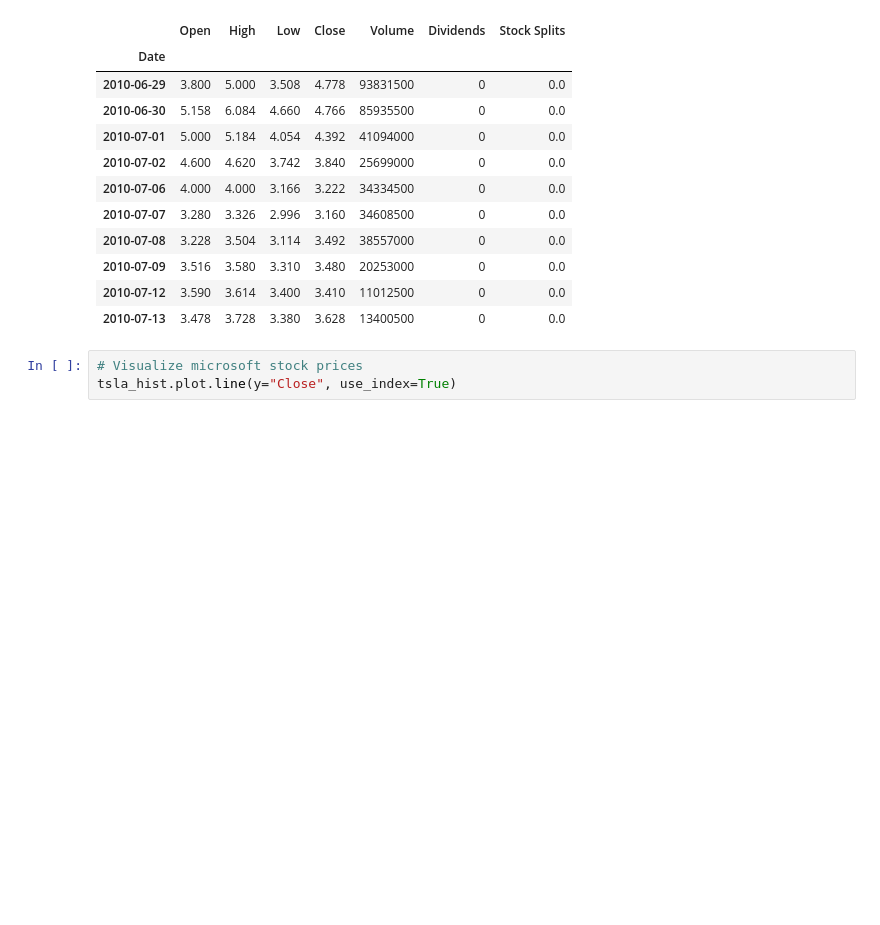
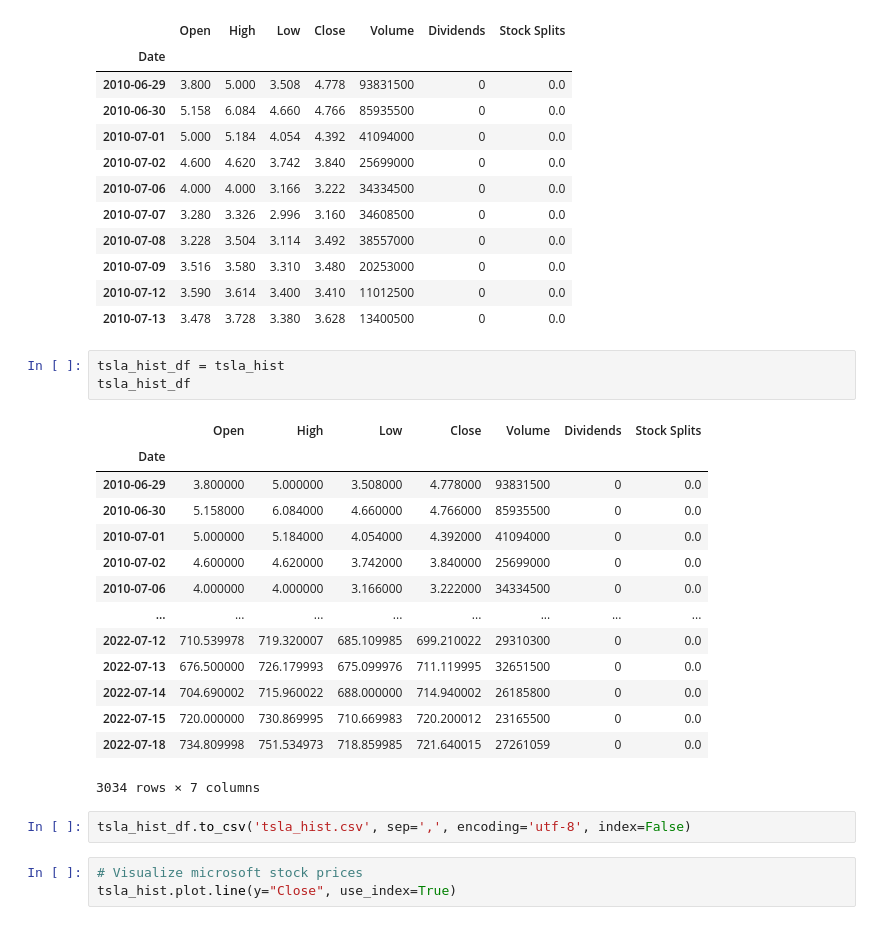
Before and after one commit to HollyESmith/Forecasting_Polestar_Success, a Jupyter notebook: SingleStockPick-Copy1TSLA.ipynb, the cells around one changed output. Cells and saved outputs as stored; diff of their text form; blank space fills up the shorter version.

```diff
--- a/SingleStockPick-Copy1TSLA.ipynb
+++ b/SingleStockPick-Copy1TSLA.ipynb
@@ -56,6 +56,26 @@ tsla_hist.head(10)
 | 2010-07-09 | 3.516 | 3.580 | 3.310 | 3.480 | 20253000 | 0 | 0.0 |
 | 2010-07-12 | 3.590 | 3.614 | 3.400 | 3.410 | 11012500 | 0 | 0.0 |
 | 2010-07-13 | 3.478 | 3.728 | 3.380 | 3.628 | 13400500 | 0 | 0.0 |
+# %%
+tsla_hist_df = tsla_hist
+tsla_hist_df
+# %% [output]
+|  | Open | High | Low | Close | Volume | Dividends | Stock Splits |
+| Date |  |  |  |  |  |  |  |
+| 2010-06-29 | 3.800000 | 5.000000 | 3.508000 | 4.778000 | 93831500 | 0 | 0.0 |
+| 2010-06-30 | 5.158000 | 6.084000 | 4.660000 | 4.766000 | 85935500 | 0 | 0.0 |
+| 2010-07-01 | 5.000000 | 5.184000 | 4.054000 | 4.392000 | 41094000 | 0 | 0.0 |
+| 2010-07-02 | 4.600000 | 4.620000 | 3.742000 | 3.840000 | 25699000 | 0 | 0.0 |
+| 2010-07-06 | 4.000000 | 4.000000 | 3.166000 | 3.222000 | 34334500 | 0 | 0.0 |
+| ... | ... | ... | ... | ... | ... | ... | ... |
+| 2022-07-12 | 710.539978 | 719.320007 | 685.109985 | 699.210022 | 29310300 | 0 | 0.0 |
+| 2022-07-13 | 676.500000 | 726.179993 | 675.099976 | 711.119995 | 32651500 | 0 | 0.0 |
+| 2022-07-14 | 704.690002 | 715.960022 | 688.000000 | 714.940002 | 26185800 | 0 | 0.0 |
+| 2022-07-15 | 720.000000 | 730.869995 | 710.669983 | 720.200012 | 23165500 | 0 | 0.0 |
+| 2022-07-18 | 734.809998 | 751.534973 | 718.859985 | 721.640015 | 27261059 | 0 | 0.0 |
+3034 rows × 7 columns
+# %%
+tsla_hist_df.to_csv('tsla_hist.csv', sep=',', encoding='utf-8', index=False)
 # %%
 # Visualize microsoft stock prices
 tsla_hist.plot.line(y="Close", use_index=True)
```
Also changed, not shown: parts of 7 cells of this notebook.
